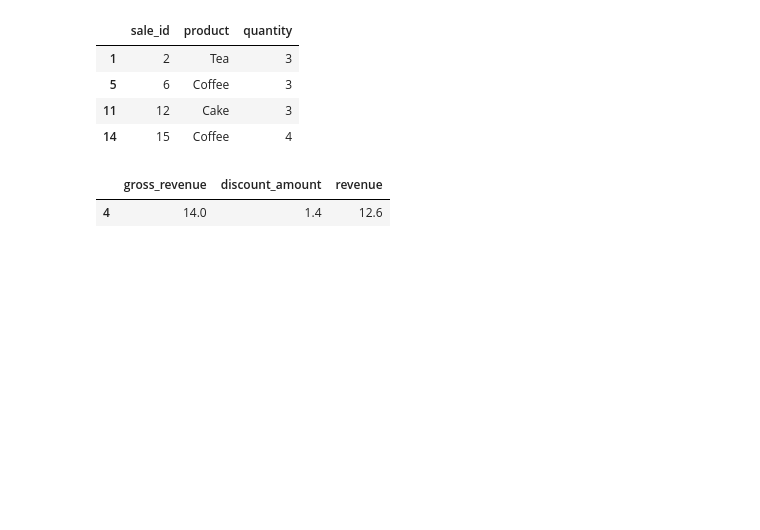
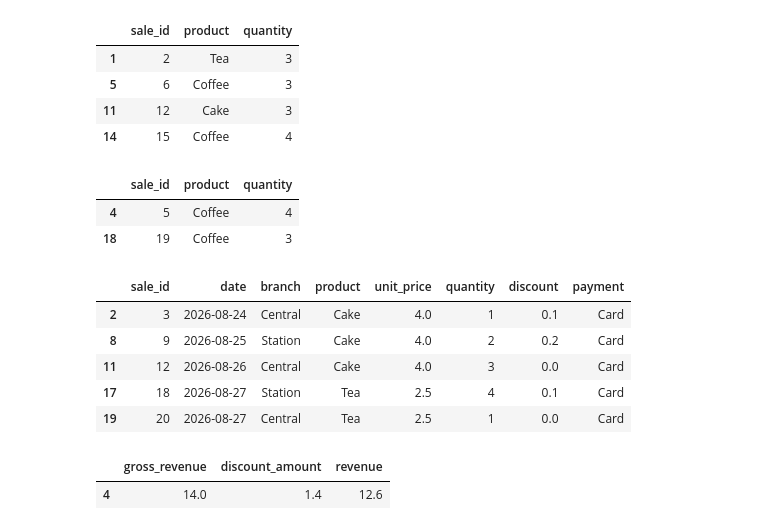
Before and after one commit to hubilic/numpy-projects, a Jupyter notebook: src/numpy_projects/Week15/data_engineering_week15_clean.ipynb, the cells around one changed output. Cells and saved outputs as stored; diff of their text form; code cells hidden in the pictures; blank space fills up the shorter version.

```diff
--- a/src/numpy_projects/Week15/data_engineering_week15_clean.ipynb
+++ b/src/numpy_projects/Week15/data_engineering_week15_clean.ipynb
@@ -181,8 +188,24 @@ sales.loc[mask, ["sale_id", "product", "quantity"]]
 | 14 | 15 | Coffee | 4 |
 # %%
 # TODO: Find Station coffee sales with quantity at least 3. Show sale_id, product, and quantity.
+mask = ((sales["product"] == "Coffee") & (sales["branch"] == "Station") & (sales["quantity"] >= 3))
+sales.loc[mask, ["sale_id", "product", "quantity"]]
+# %% [output]
+|  | sale_id | product | quantity |
+| 4 | 5 | Coffee | 4 |
+| 18 | 19 | Coffee | 3 |
 # %%
 # TODO: Find Tea or Cake sales paid by card.
+
+mask = (((sales["product"] == "Tea") | (sales["product"] == "Cake")) & (sales["payment"] == "Card"))
+display(sales[mask])
+# %% [output]
+|  | sale_id | date | branch | product | unit_price | quantity | discount | payment |
+| 2 | 3 | 2026-08-24 | Central | Cake | 4.0 | 1 | 0.1 | Card |
+| 8 | 9 | 2026-08-25 | Station | Cake | 4.0 | 2 | 0.2 | Card |
+| 11 | 12 | 2026-08-26 | Central | Cake | 4.0 | 3 | 0.0 | Card |
+| 17 | 18 | 2026-08-27 | Station | Tea | 2.5 | 4 | 0.1 | Card |
+| 19 | 20 | 2026-08-27 | Central | Tea | 2.5 | 1 | 0.0 | Card |
 # %%
 sales["gross_revenue"] = sales["unit_price"] * sales["quantity"]
 sales["revenue"] = (sales["gross_revenue"] * (1 - sales["discount"])).round(2)
```
Also changed, not shown: parts of 1 cell of this notebook.
